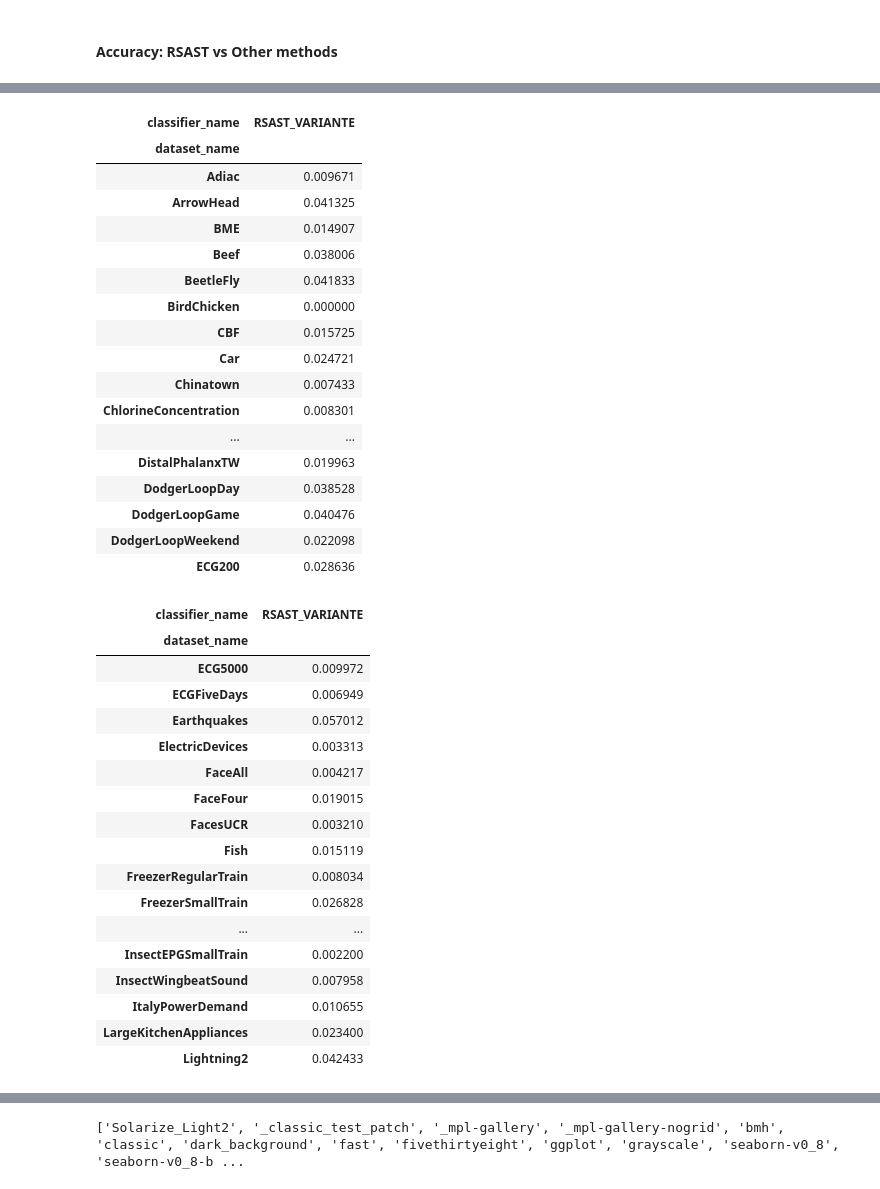
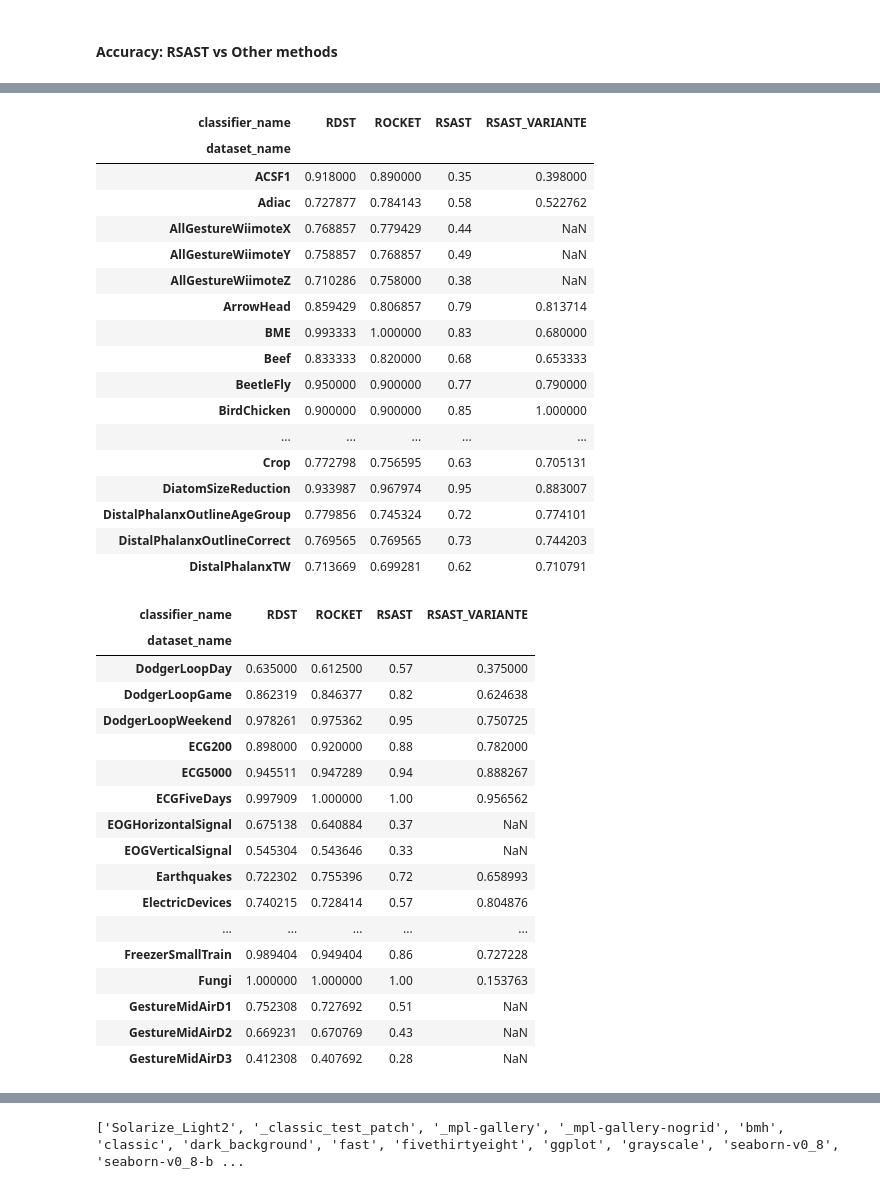
Before and after one commit to nirojasva/rsast_mf, a Jupyter notebook: ExperimentationRSAST/analysis_rsast_vs_other_method.ipynb, the cells around one changed output, grey strips where cells are left out. Saved outputs shown, nothing was run; the diff lists cells and outputs as text; code cells hidden in the pictures.

```diff
--- a/ExperimentationRSAST/analysis_rsast_vs_other_method.ipynb
+++ b/ExperimentationRSAST/analysis_rsast_vs_other_method.ipynb
@@ -448,47 +448,47 @@ print(stats[stats['dataset_name']=='Earthquakes'].round(2))
 # %%
 # create a pivot table with the mean of score by hyperparameter
-t_score_by_method=pd.pivot_table(concatenated_df, values='accuracy', columns=['classifier_name'],index=['dataset_name'], aggfunc='std')
+t_score_by_method=pd.pivot_table(concatenated_df, values='accuracy', columns=['classifier_name'],index=['dataset_name'], aggfunc='mean')
 t_score_by_method.iloc[0:25,:]
 # %% [output]
-| classifier_name | RSAST_VARIANTE |
-| dataset_name |  |
-| Adiac | 0.009671 |
-| ArrowHead | 0.041325 |
-| BME | 0.014907 |
-| Beef | 0.038006 |
-| BeetleFly | 0.041833 |
-| BirdChicken | 0.000000 |
-| CBF | 0.015725 |
-| Car | 0.024721 |
-| Chinatown | 0.007433 |
-| ChlorineConcentration | 0.008301 |
-| ... | ... |
-| DistalPhalanxTW | 0.019963 |
-| DodgerLoopDay | 0.038528 |
-| DodgerLoopGame | 0.040476 |
-| DodgerLoopWeekend | 0.022098 |
-| ECG200 | 0.028636 |
+| classifier_name | RDST | ROCKET | RSAST | RSAST_VARIANTE |
+| dataset_name |  |  |  |  |
+| ACSF1 | 0.918000 | 0.890000 | 0.35 | 0.398000 |
+| Adiac | 0.727877 | 0.784143 | 0.58 | 0.522762 |
+| AllGestureWiimoteX | 0.768857 | 0.779429 | 0.44 | NaN |
+| AllGestureWiimoteY | 0.758857 | 0.768857 | 0.49 | NaN |
+| AllGestureWiimoteZ | 0.710286 | 0.758000 | 0.38 | NaN |
+| ArrowHead | 0.859429 | 0.806857 | 0.79 | 0.813714 |
+| BME | 0.993333 | 1.000000 | 0.83 | 0.680000 |
+| Beef | 0.833333 | 0.820000 | 0.68 | 0.653333 |
+| BeetleFly | 0.950000 | 0.900000 | 0.77 | 0.790000 |
+| BirdChicken | 0.900000 | 0.900000 | 0.85 | 1.000000 |
+| ... | ... | ... | ... | ... |
+| Crop | 0.772798 | 0.756595 | 0.63 | 0.705131 |
+| DiatomSizeReduction | 0.933987 | 0.967974 | 0.95 | 0.883007 |
+| DistalPhalanxOutlineAgeGroup | 0.779856 | 0.745324 | 0.72 | 0.774101 |
+| DistalPhalanxOutlineCorrect | 0.769565 | 0.769565 | 0.73 | 0.744203 |
+| DistalPhalanxTW | 0.713669 | 0.699281 | 0.62 | 0.710791 |
 # %%
 t_score_by_method.iloc[25:49,:]
 # %% [output]
-| classifier_name | RSAST_VARIANTE |
-| dataset_name |  |
-| ECG5000 | 0.009972 |
-| ECGFiveDays | 0.006949 |
-| Earthquakes | 0.057012 |
-| ElectricDevices | 0.003313 |
-| FaceAll | 0.004217 |
-| FaceFour | 0.019015 |
-| FacesUCR | 0.003210 |
-| Fish | 0.015119 |
-| FreezerRegularTrain | 0.008034 |
-| FreezerSmallTrain | 0.026828 |
-| ... | ... |
-| InsectEPGSmallTrain | 0.002200 |
-| InsectWingbeatSound | 0.007958 |
-| ItalyPowerDemand | 0.010655 |
-| LargeKitchenAppliances | 0.023400 |
-| Lightning2 | 0.042433 |
+| classifier_name | RDST | ROCKET | RSAST | RSAST_VARIANTE |
+| dataset_name |  |  |  |  |
+| DodgerLoopDay | 0.635000 | 0.612500 | 0.57 | 0.375000 |
+| DodgerLoopGame | 0.862319 | 0.846377 | 0.82 | 0.624638 |
+| DodgerLoopWeekend | 0.978261 | 0.975362 | 0.95 | 0.750725 |
+| ECG200 | 0.898000 | 0.920000 | 0.88 | 0.782000 |
+| ECG5000 | 0.945511 | 0.947289 | 0.94 | 0.888267 |
+| ECGFiveDays | 0.997909 | 1.000000 | 1.00 | 0.956562 |
+| EOGHorizontalSignal | 0.675138 | 0.640884 | 0.37 | NaN |
+| EOGVerticalSignal | 0.545304 | 0.543646 | 0.33 | NaN |
+| Earthquakes | 0.722302 | 0.755396 | 0.72 | 0.658993 |
+| ElectricDevices | 0.740215 | 0.728414 | 0.57 | 0.804876 |
+| ... | ... | ... | ... | ... |
+| FreezerSmallTrain | 0.989404 | 0.949404 | 0.86 | 0.727228 |
+| Fungi | 1.000000 | 1.000000 | 1.00 | 0.153763 |
+| GestureMidAirD1 | 0.752308 | 0.727692 | 0.51 | NaN |
+| GestureMidAirD2 | 0.669231 | 0.670769 | 0.43 | NaN |
+| GestureMidAirD3 | 0.412308 | 0.407692 | 0.28 | NaN |
 # %%
 t_score_by_method.iloc[49:75,:]
 # %% [output]
```
Also changed, not shown: parts of 19 cells of this notebook, 35 other files.
